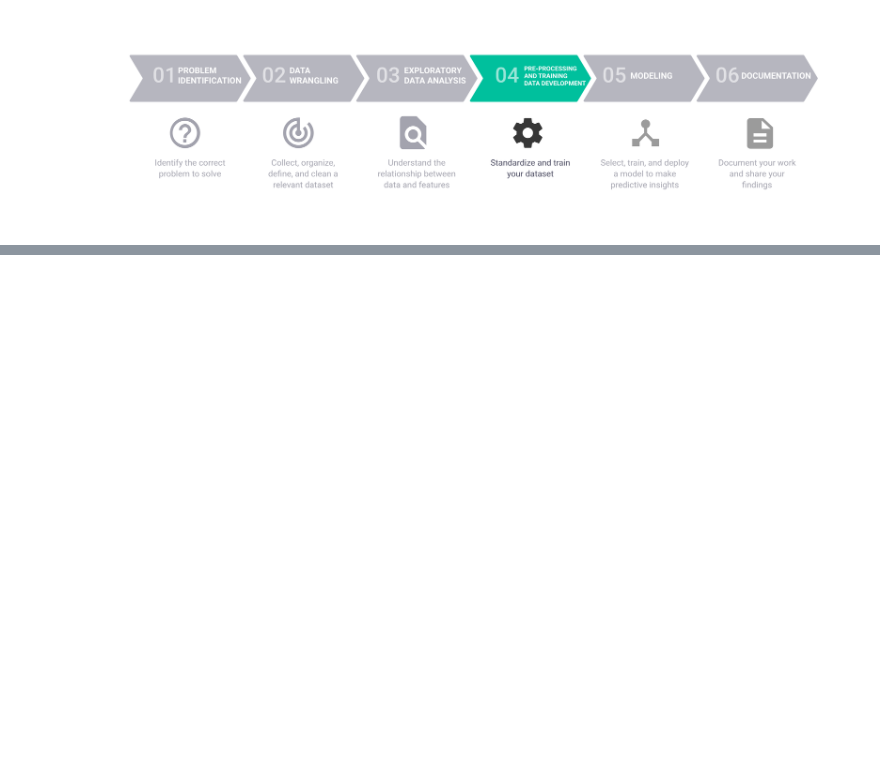
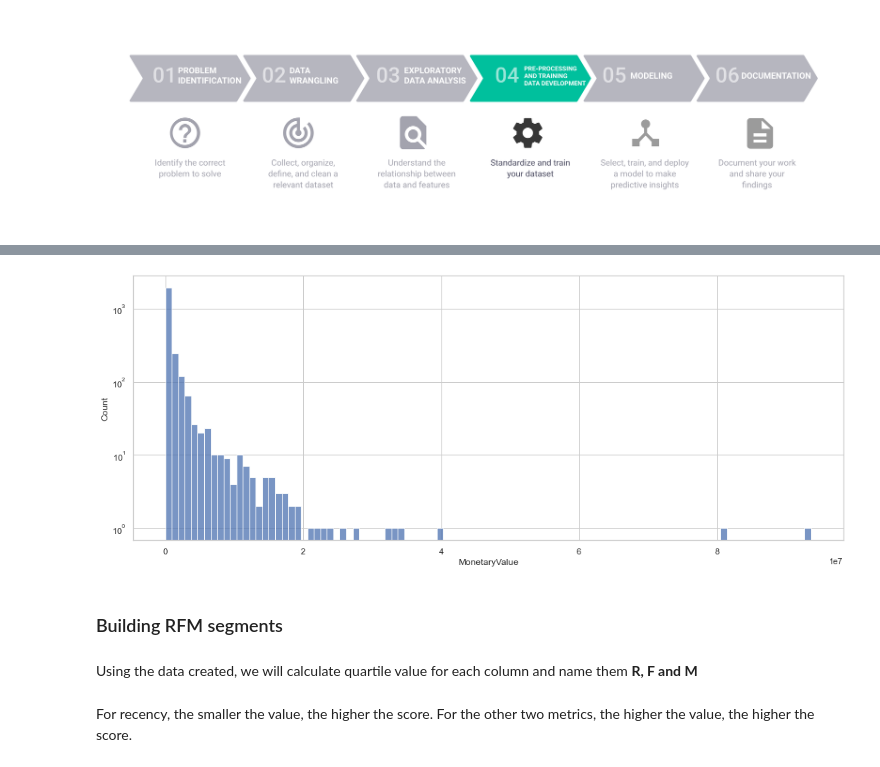
Before and after one commit to Razvanepe/Iowa_spirits_sales, a Jupyter notebook: notebooks/3. Pre-Processing.ipynb, the cells around one changed output, grey strips where cells are left out. Drawn from its saved outputs; the diff is of its cells as text; code cells hidden in the pictures; blank space fills up the shorter version.

```diff
--- a/notebooks/3. Pre-Processing.ipynb
+++ b/notebooks/3. Pre-Processing.ipynb
@@ -54,0 +515,11 @@ from sklearn.metrics import silhouette_samples, silhouette_score
+# %%
+sns.histplot(rfm.MonetaryValue, bins = 100)
+plt.yscale('log')
+# %% [output]
+[figure, added]
+# %% [markdown]
+### Building RFM segments
+# %% [markdown]
+Using the data created, we will calculate quartile value for each column and name them **R, F and M**
+# %% [markdown]
+For recency, the smaller the value, the higher the score. For the other two metrics, the higher the value, the higher the score.
```
Also changed, not shown: parts of 75 cells of this notebook.
